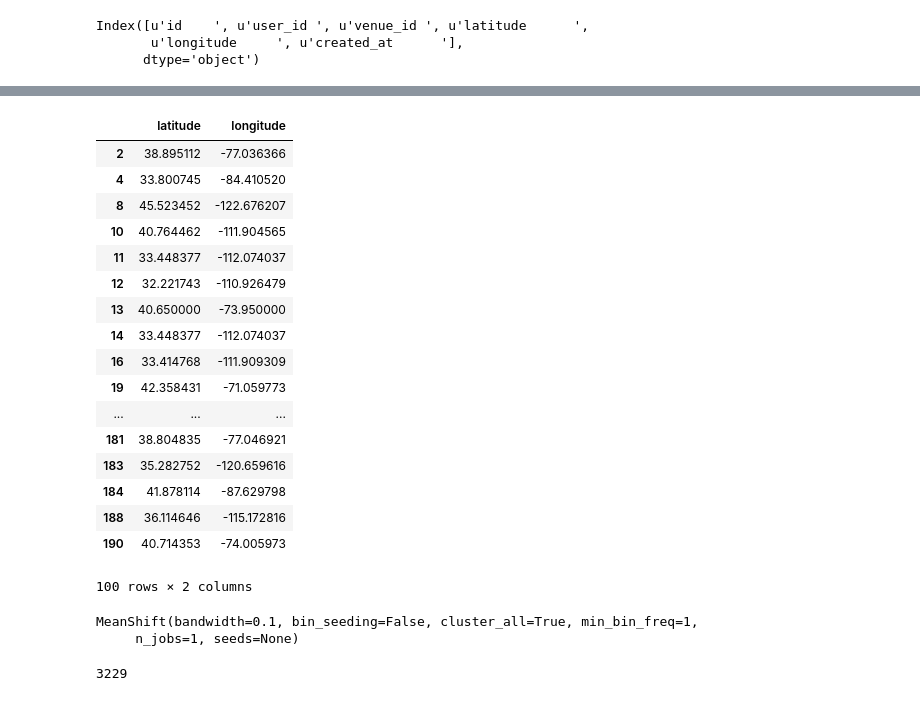
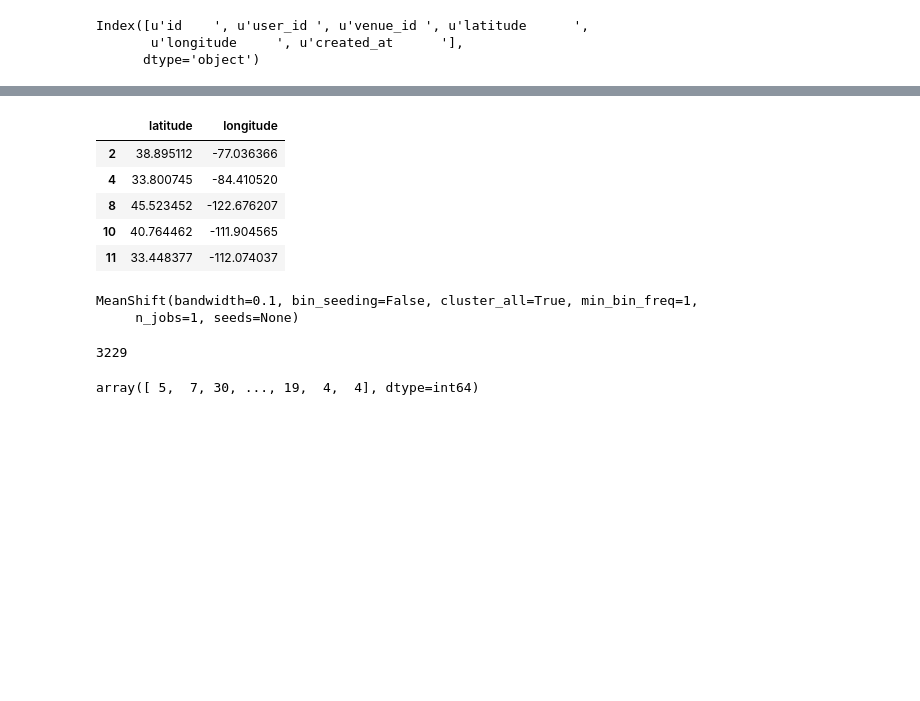
Before and after one commit to AlehDarashenka/Machine-Learning-Specialisation-, a Jupyter notebook: 3.-Unsupervised-Learning/Week-1/Banner Placing.ipynb, the cells around one changed output, grey strips where cells are left out. Drawn from its saved outputs; the diff is of its cells as text; code cells hidden in the pictures; blank space fills up the shorter version.

```diff
--- a/3.-Unsupervised-Learning/Week-1/Banner Placing.ipynb
+++ b/3.-Unsupervised-Learning/Week-1/Banner Placing.ipynb
@@ -25,26 +29,14 @@ memory usage: 9.1 MB
 # %%
 df.drop([u'id    ', u'user_id ', u'venue_id ', u'created_at      '], axis=1, inplace=True)
 # %%
-df[:100]
+df.head()
 # %% [output]
 |  | latitude | longitude |
 | 2 | 38.895112 | -77.036366 |
 | 4 | 33.800745 | -84.410520 |
 | 8 | 45.523452 | -122.676207 |
 | 10 | 40.764462 | -111.904565 |
 | 11 | 33.448377 | -112.074037 |
-| 12 | 32.221743 | -110.926479 |
-| 13 | 40.650000 | -73.950000 |
-| 14 | 33.448377 | -112.074037 |
-| 16 | 33.414768 | -111.909309 |
-| 19 | 42.358431 | -71.059773 |
-| ... | ... | ... |
-| 181 | 38.804835 | -77.046921 |
-| 183 | 35.282752 | -120.659616 |
-| 184 | 41.878114 | -87.629798 |
-| 188 | 36.114646 | -115.172816 |
-| 190 | 40.714353 | -74.005973 |
-100 rows × 2 columns
 # %%
 from sklearn.cluster import MeanShift
 # %%
@@ -53,7 +45,11 @@ model.fit(df[:100001])
 # %% [output]
 MeanShift(bandwidth=0.1, bin_seeding=False, cluster_all=True, min_bin_freq=1,
      n_jobs=1, seeds=None)
-# %%
-print len(model.cluster_ce)
-# %% [output]
-3229
+# %%
+len(model.cluster_centers_)
+# %% [output]
+3229
+# %%
+model.labels_
+# %% [output]
+array([ 5,  7, 30, ..., 19,  4,  4], dtype=int64)
```
Also changed, not shown: parts of 18 cells of this notebook.
